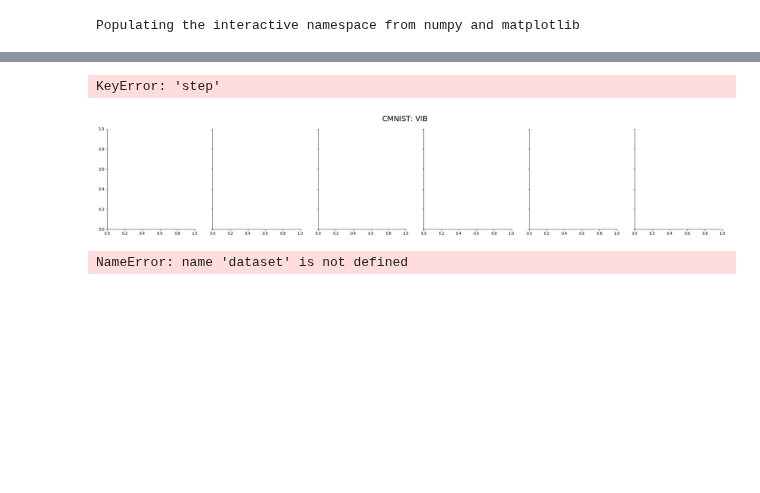
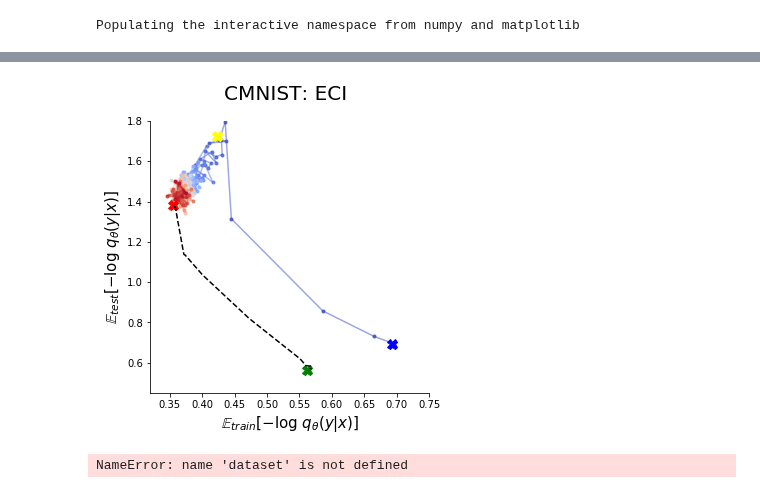
Before and after one commit to mfederici/JADE, a Jupyter notebook: results.ipynb, the cells around one changed output, grey strips where cells are left out. Cells and saved outputs as stored; diff of their text form; code cells hidden in the pictures; blank space fills up the shorter version.

```diff
--- a/results.ipynb
+++ b/results.ipynb
@@ -30,13 +30,13 @@ api = wandb.Api()
 #ECI sn  bjaxnh3z
 sweeps = {
     'CMNIST':{
-        'VIB':{'id':'902m0liq', 'color':'r', 'sortkey':'model.params.beta_scheduler.params.end_value'},
+        'VIB':{'id':'t6o169vv', 'color':'r', 'sortkey':'model.params.beta_scheduler.params.end_value'},
         'ECI':{'id':'bjnu5e6u', 'color':'g', 'sortkey':'model.params.beta_scheduler.params.end_value'},
         #      'run_title':{'name':'$adv$',
         #                    'param':'model.params.conditional_env_classifier.spectral_norm'}},
         'vREx':{'id':'yjiddnxy', 'color':'b','sortkey':'model.params.beta_scheduler.params.end_value'},
         'IRM':{'id':'6uos5gnr', 'color':'y', 'sortkey':'model.params.beta_scheduler.params.end_value'},
-        'EI':{'id':'yym7shyn', 'color':'k', 'sortkey':'model.params.beta_scheduler.params.end_value'},
+        'EI':{'id':'b2b52qxz', 'color':'k', 'sortkey':'model.params.beta_scheduler.params.end_value'},
         'ECI_noreg':{'id':'assj6zdr', 'color':'g', 'sortkey':'model.params.beta_scheduler.params.end_value'},
     },
     'CMNIST_v2':{
@@ -137,9 +137,9 @@ def _sample_data(run, samples=None, consider_last=None):
 
 process_run = {
     'CMNIST': {
-        'get_last': get_last_mixed_data,
-        'get_all': get_last_mixed_data,
-        'sample': get_last_mixed_data
+        'get_last': _get_last_data,
+        'get_all': _get_last_data,
+        'sample': _sample_data
     },
     'CMNIST_v2': {
         'get_last': get_last_data,
@@ -313,8 +229,8 @@ process_run = {
 # %%
 import yaml
 
-t_results = yaml.safe_load('plot.yml')
-
+with open("plot.yml", 'r') as stream:
+    t_results = yaml.safe_load(stream)
 
 def decorate_plot(config, ax):
     for name, point in config['plot'].items():
@@ -327,7 +243,7 @@ def decorate_plot(config, ax):
     ax.set_ylabel('$\\mathbb{E}_{test}[-\\log\\ q_\\theta(y|x)]$', size=15)
 # %%
 dataset = 'CMNIST'
-model = 'VIB'
+model = 'ECI'
 
 sweep = api.sweep('causal-mib/%s'%sweeps[dataset][model]['id'])
 
@@ -349,35 +265,34 @@ cmap = plt.get_cmap('coolwarm')
 
 f, ax = plt.subplots(1,len(runs), figsize=(5*len(runs),5), sharex=True, sharey=True)
 if len(sweep.runs)==1:
     ax = [ax]
 
 sns.despine()
 
 f.suptitle('%s: %s'%(dataset, model), size=20)
 
 for j,run in enumerate(tqdm(runs)):
 
     if title_param:
         ax[j].set_title('%s= %f'%(title_name, run.config[title_param]))
 
     run_data = process_run[dataset]['sample'](run,10000)
     colors = np.array([cmap(v/run_data['step'].values.max()) for v in run_data['step'].values[:len(run_data['step'].values)]])
 
 
     for i in range(len(colors)):
         ax[j].plot(run_data['train'][i], run_data['test'][i],'.',color=colors[i], alpha=0.8)
         ax[j].plot(run_data['train'][i:i+2], run_data['test'][i:i+2],'-',color=colors[i], alpha=0.5)
 
     decorate_plot(t_results[dataset], ax[j])
 
 
 
         #ax[j].set_title(run_name, fontsize=20)
 
 #ax[-1].legend(fontsize=12)
 # %% [output]
-KeyError: 'step'
-[figure, old version]
+[figure, new version]
 # %%
 sweeps[dataset][model]
 # %% [output]
```
Also changed, not shown: parts of 1 cell of this notebook, 4 other files.
